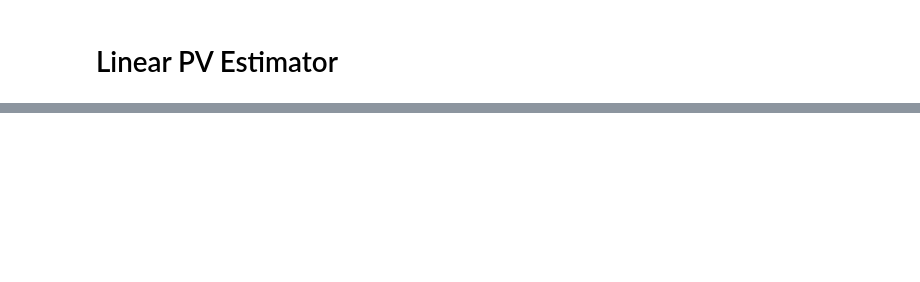
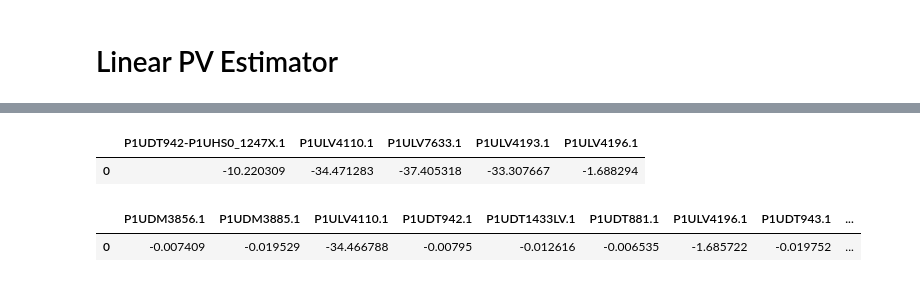
Before and after one commit to pnnl/oedisi_dopf, a Jupyter notebook: pv_estimator.ipynb, the cells around one changed output, grey strips where cells are left out. Drawn from its saved outputs; the diff is of its cells as text; code cells hidden in the pictures; blank space fills up the shorter version.

```diff
--- a/pv_estimator.ipynb
+++ b/pv_estimator.ipynb
@@ -113,6 +96,17 @@ df_est_c = df_est.filter(like='.3')
 df_est_a_true = df_est_a.filter(items=df_act_a.columns)
 cm = colormaps['tab20'].colors
 idx = ['true', 'est']
+# %%
+df_act_a.head()
+# %% [output]
+|  | P1UDT942-P1UHS0_1247X.1 | P1ULV4110.1 | P1ULV7633.1 | P1ULV4193.1 | P1ULV4196.1 |
+| 0 | -10.220309 | -34.471283 | -37.405318 | -33.307667 | -1.688294 |
+# %%
+
+df_est_a.head()
+# %% [output]
+|  | P1UDM3856.1 | P1UDM3885.1 | P1ULV4110.1 | P1UDT942.1 | P1UDT1433LV.1 | P1UDT881.1 | P1ULV4196.1 | P1UDT943.1 | ... |
+| 0 | -0.007409 | -0.019529 | -34.466788 | -0.00795 | -0.012616 | -0.006535 | -1.685722 | -0.019752 | ... |
 # %%
 df = pd.concat([df_est_a, df_act_a], ignore_index=True).fillna(0)
 fig, ax = plt.subplots()
```
Also changed, not shown: parts of 7 cells of this notebook, 1 other file.
